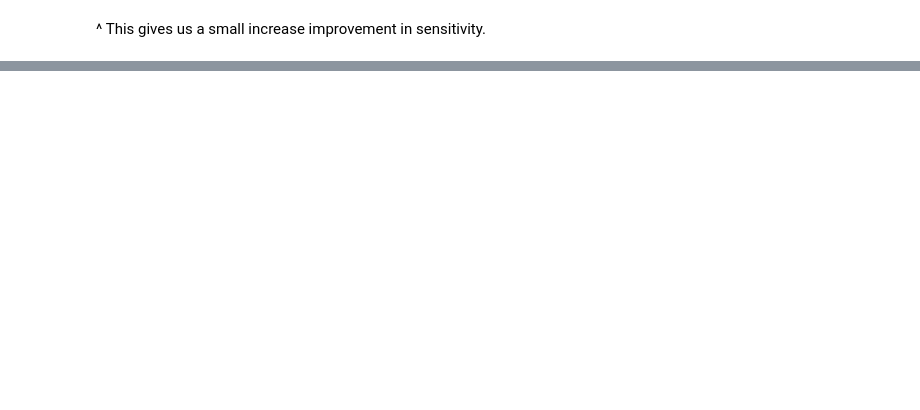
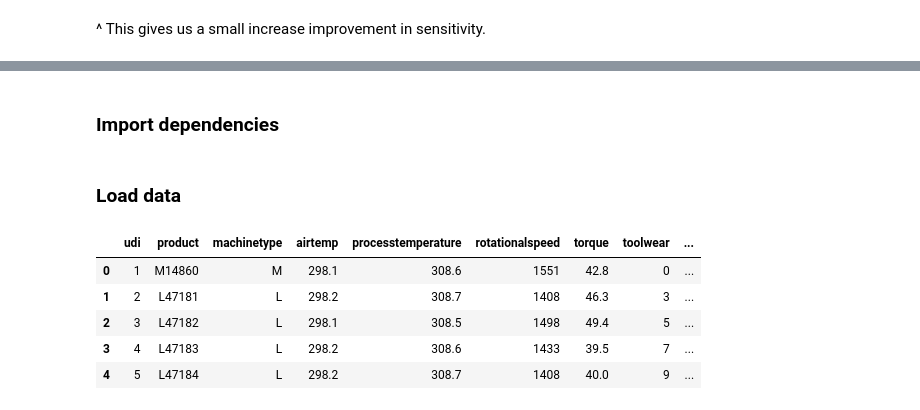
Before and after one commit to alextanhongpin/data-cleaning-and-exploration-with-machine-learning, a Jupyter notebook: 10_logistic_regression.ipynb, the cells around one changed output, grey strips where cells are left out. Cells and saved outputs as stored; diff of their text form; code cells hidden in the pictures; blank space fills up the shorter version.

```diff
--- a/10_logistic_regression.ipynb
+++ b/10_logistic_regression.ipynb
@@ -610,0 +820,2 @@ print(skmet.recall_score(y_test, y_pred2))
+# %% [markdown]
+### Import dependencies
@@ -610,0 +835,12 @@ print(skmet.recall_score(y_test, y_pred2))
+# %% [markdown]
+### Load data
+# %%
+machinefailuretype = load_machinefailuretype()
+machinefailuretype.head()
+# %% [output]
+|  | udi | product | machinetype | airtemp | processtemperature | rotationalspeed | torque | toolwear | ... |
+| 0 | 1 | M14860 | M | 298.1 | 308.6 | 1551 | 42.8 | 0 | ... |
+| 1 | 2 | L47181 | L | 298.2 | 308.7 | 1408 | 46.3 | 3 | ... |
+| 2 | 3 | L47182 | L | 298.1 | 308.5 | 1498 | 49.4 | 5 | ... |
+| 3 | 4 | L47183 | L | 298.2 | 308.6 | 1433 | 39.5 | 7 | ... |
+| 4 | 5 | L47184 | L | 298.2 | 308.7 | 1408 | 40.0 | 9 | ... |
```
Also changed, not shown: parts of 56 cells of this notebook, 2 other files.
